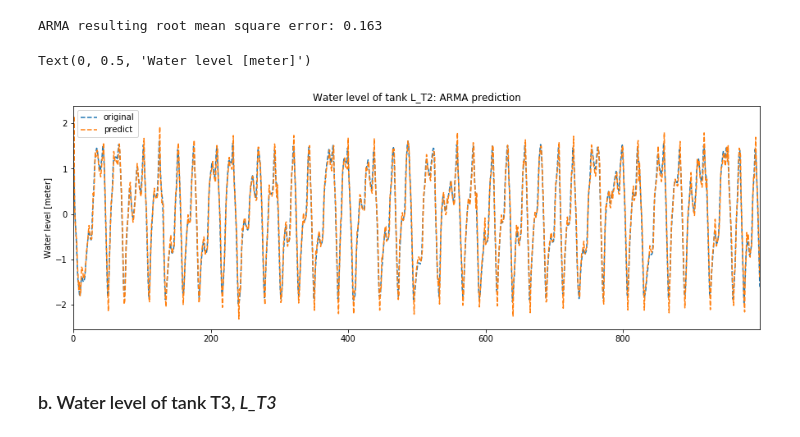
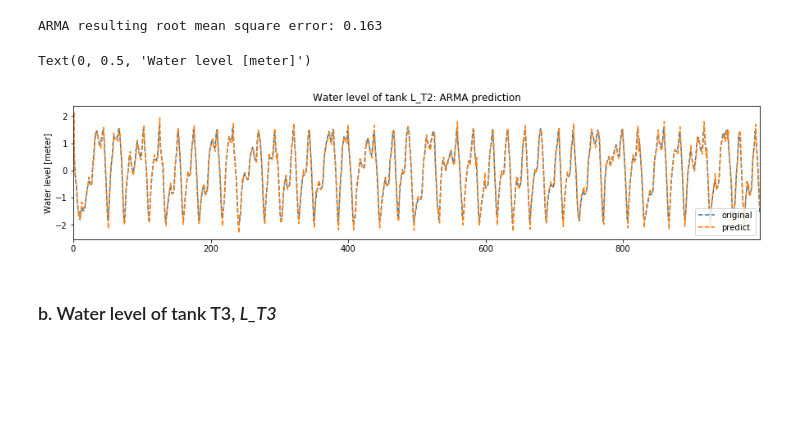
Before and after one commit to chengh42/Cyber-Data-Analytics, a Jupyter notebook: batadal/Task2_ARMA-other signals.ipynb, the cells around one changed output. Drawn from its saved outputs; the diff is of its cells as text; code cells hidden in the pictures; blank space fills up the shorter version.

```diff
--- a/batadal/Task2_ARMA-other signals.ipynb
+++ b/batadal/Task2_ARMA-other signals.ipynb
@@ -124,13 +124,14 @@ ARMA resulting root mean square error: 0.163
 # %%
 # plot the original predicted results
 comparison = pd.DataFrame({'original' : test,
                            'predict' : predictions})
-comparison[:1000].plot(style = '--', figsize=(15, 5))
+comparison[:1000].plot(style = '--', figsize=(15, 3))
 plt.title('Water level of tank {}: ARMA prediction'.format(signal))
 plt.ylabel('Water level [meter]')
+plt.legend(loc='lower right')
 # %% [output]
 Text(0, 0.5, 'Water level [meter]')
-[figure, old version]
+[figure, new version]
 # %% [markdown]
 ### b. Water level of tank T3, *L_T3*
 # %%
```
Also changed, not shown: parts of 3 cells of this notebook.
